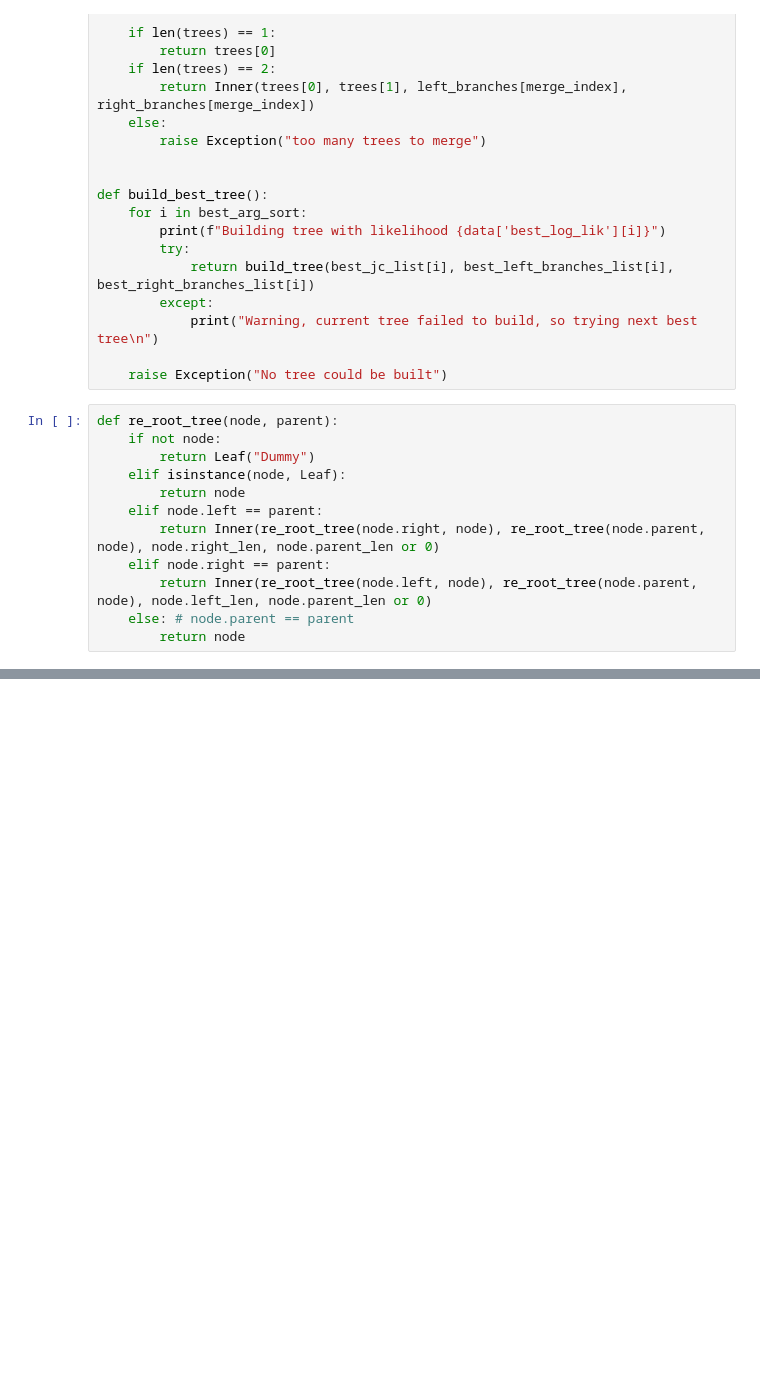
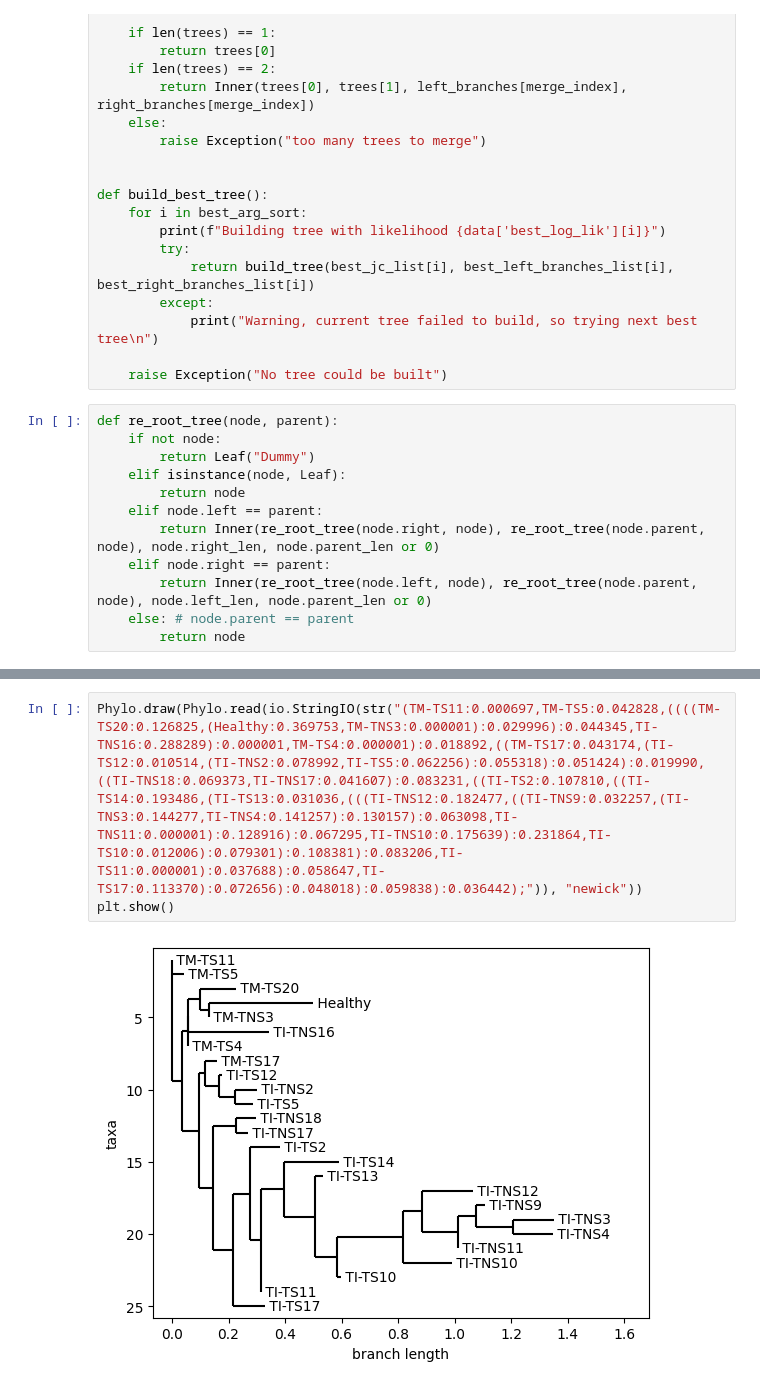
Before and after one commit to axchen7/phylo, a Jupyter notebook: depickle.ipynb, the cells around one changed output, grey strips where cells are left out. Drawn from its saved outputs; the diff is of its cells as text; blank space fills up the shorter version.

```diff
--- a/depickle.ipynb
+++ b/depickle.ipynb
@@ -195,0 +228,5 @@ Building tree with likelihood -7693.717259380997
+# %%
+Phylo.draw(Phylo.read(io.StringIO(str("(TM-TS11:0.000697,TM-TS5:0.042828,((((TM-TS20:0.126825,(Healthy:0.369753,TM-TNS3:0.000001):0.029996):0.044345,TI-TNS16:0.288289):0.000001,TM-TS4:0.000001):0.018892,((TM-TS17:0.043174,(TI-TS12:0.010514,(TI-TNS2:0.078992,TI-TS5:0.062256):0.055318):0.051424):0.019990,((TI-TNS18:0.069373,TI-TNS17:0.041607):0.083231,((TI-TS2:0.107810,((TI-TS14:0.193486,(TI-TS13:0.031036,(((TI-TNS12:0.182477,((TI-TNS9:0.032257,(TI-TNS3:0.144277,TI-TNS4:0.141257):0.130157):0.063098,TI-TNS11:0.000001):0.128916):0.067295,TI-TNS10:0.175639):0.231864,TI-TS10:0.012006):0.079301):0.108381):0.083206,TI-TS11:0.000001):0.037688):0.058647,TI-TS17:0.113370):0.072656):0.048018):0.059838):0.036442);")), "newick"))
+plt.show()
+# %% [output]
+[figure, added]
```
Also changed, not shown: parts of 4 cells of this notebook.
